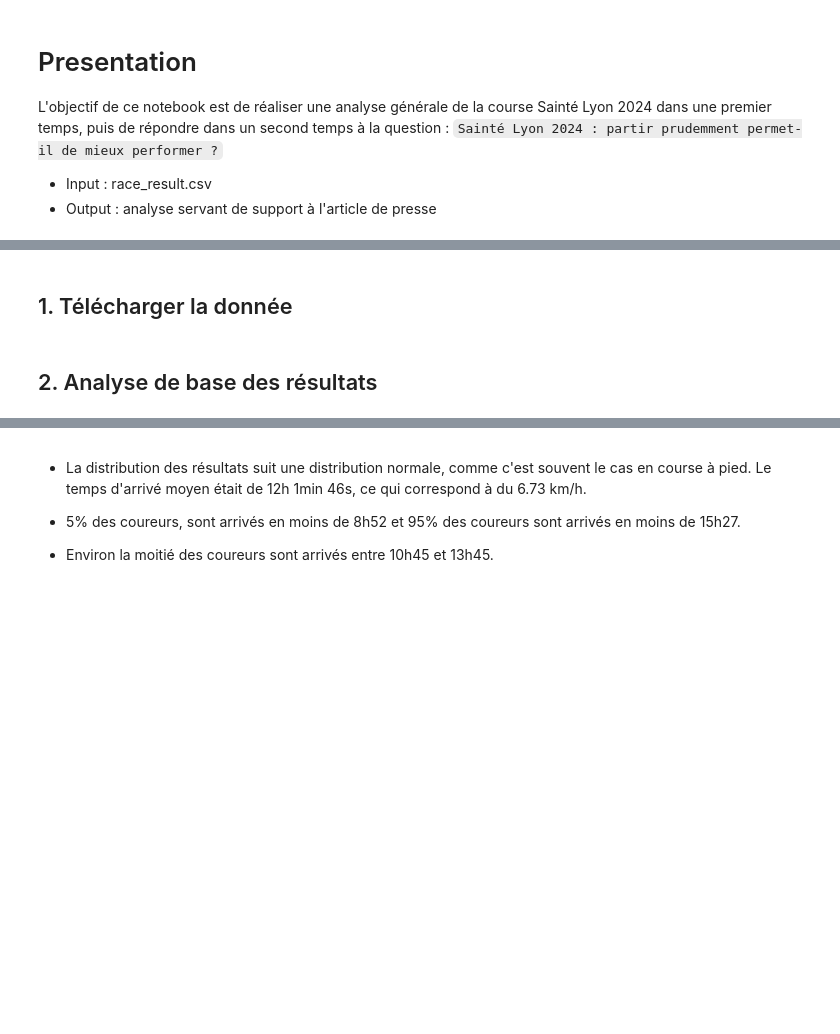
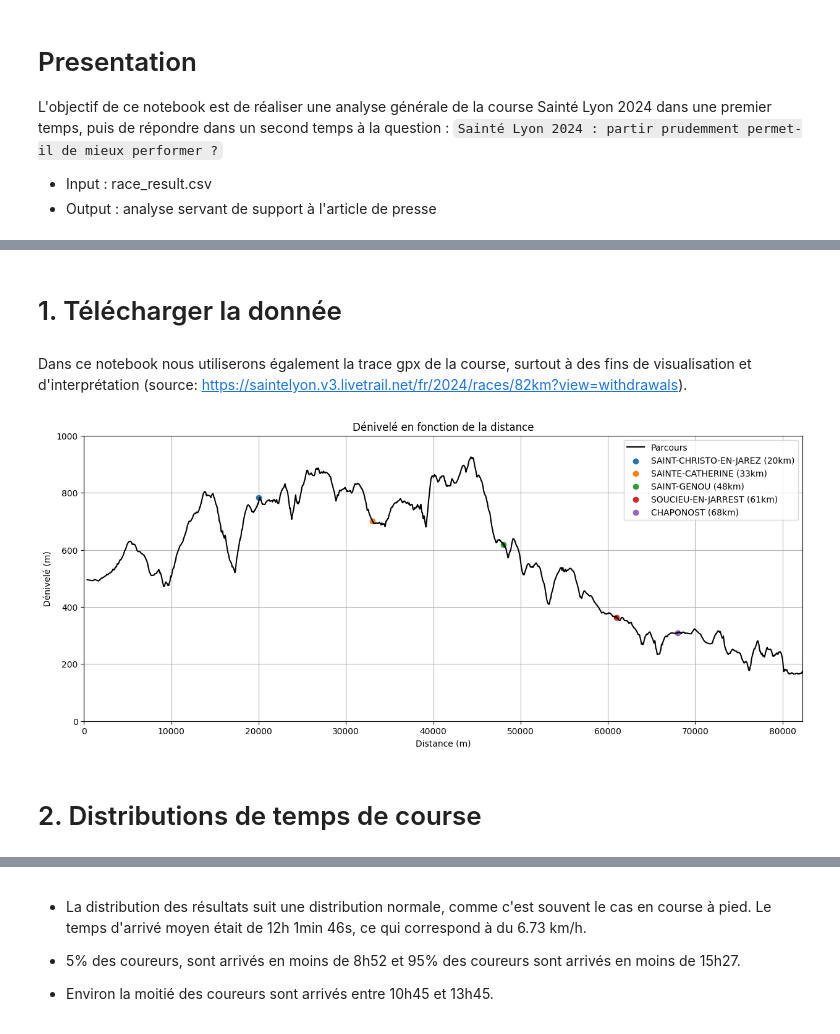
Before and after one commit to tanguy0/saintelyon-2024, a Jupyter notebook: notebooks/03_performance_explication.ipynb, the cells around one changed output, grey strips where cells are left out. Saved outputs shown, nothing was run; the diff lists cells and outputs as text; code cells hidden in the pictures; blank space fills up the shorter version.

```diff
--- a/notebooks/03_performance_explication.ipynb
+++ b/notebooks/03_performance_explication.ipynb
@@ -27,9 +33,57 @@ from src.utils import seconds_to_time
 # %% [markdown]
-## 1. Télécharger la donnée
+# 1. Télécharger la donnée
 # %%
 race_results_df = pd.read_csv(CLEAN_DATA_PATH / "race_results.csv")
-# %% [markdown]
-## 2. Analyse de base des résultats
+# %% [markdown]
+Dans ce notebook nous utiliserons également la trace gpx de la course, surtout à des fins de visualisation et d'interprétation (source: https://saintelyon.v3.livetrail.net/fr/2024/races/82km?view=withdrawals).
+# %%
+# Charger la trace GPX
+with open(CLEAN_DATA_PATH / "track.gpx", "r") as file:
+    gpx = gpxpy.parse(file)
+
+# Plot du parcours
+if VERBOSE:
+    distances = []  # distance cumulée en mètres
+    altitudes = []  # altitudes des points
+    prev_point = None
+    for track in gpx.tracks:
+        for segment in track.segments:
+            for point in segment.points:
+                if prev_point is not None:
+                    dist = geodesic(
+                        (prev_point.latitude, prev_point.longitude),
+                        (point.latitude, point.longitude)
+                    ).meters
+                    if distances == []:
+                        distances.append(dist)
+                    else:
+                        distances.append(distances[-1] + dist)
+                    altitudes.append(point.elevation)
+                prev_point = point
+
+    plt.figure(figsize=(15, 6))
+
+    # parcours
+    plt.plot(distances, altitudes, color="black", label='Parcours')
+    plt.xlim([0, distances[-1]])
+    plt.xlabel('Distance (m)')
+    plt.ylim([0, 1000])
+    plt.ylabel('Dénivelé (m)')
+
+    # ravitaillements
+    for ravitaillement in RAVITAILLEMENTS:
+        dist = ravitaillement["distance"]
+        alt = altitudes[next((i for i, d in enumerate(distances) if d > dist), None)]
+        plt.scatter(x=[dist], y=alt, label=ravitaillement["nom"] + f" ({round(dist/1000)}km)")
+
+    plt.title('Dénivelé en fonction de la distance')
+    plt.grid(True)
+    plt.legend()
+    plt.show()
+# %% [output]
+[figure, added]
+# %% [markdown]
+# 2. Distributions de temps de course
 # %%
 if VERBOSE:
     plt.figure(figsize=(10, 5))
```
Also changed, not shown: parts of 60 cells of this notebook, 13 other files.
